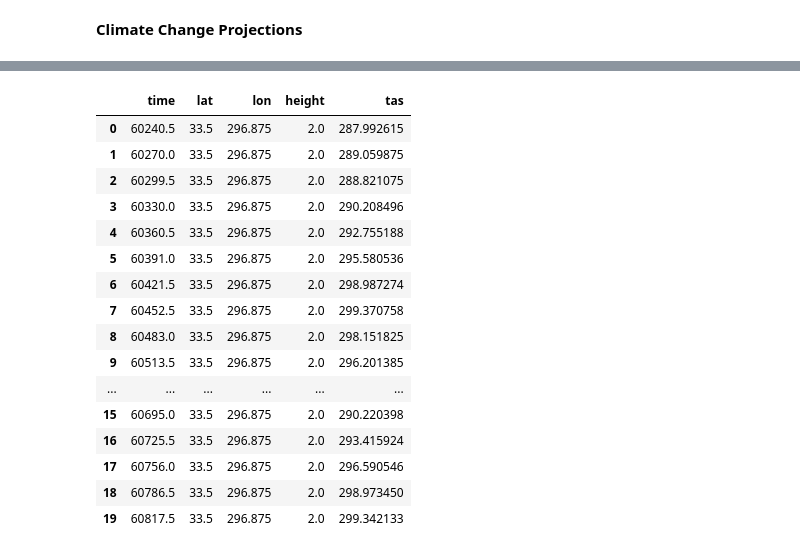
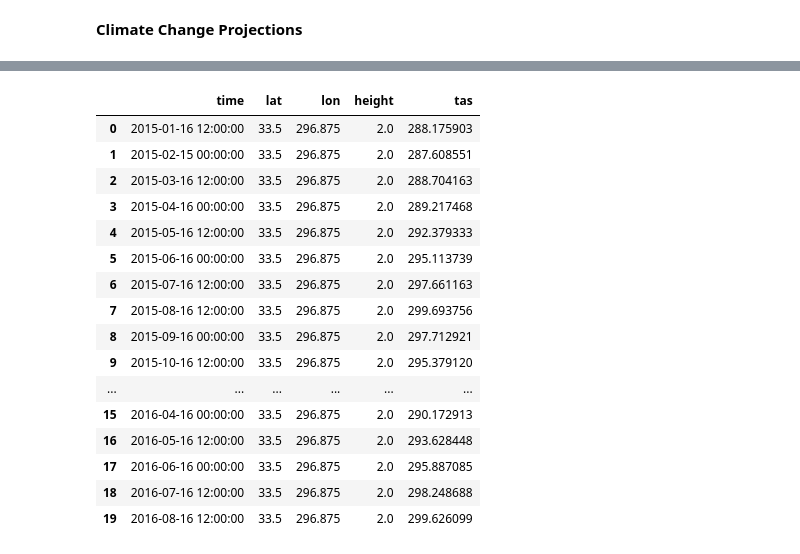
Before and after one commit to kristingill/cc-hw2-python, a Jupyter notebook: cc-hw2.ipynb, the cells around one changed output, grey strips where cells are left out. Saved outputs shown, nothing was run; the diff lists cells and outputs as text; code cells hidden in the pictures.

```diff
--- a/cc-hw2.ipynb
+++ b/cc-hw2.ipynb
@@ -102,29 +167,28 @@ mask_lon = (ds.tas.lon >= 296) & (ds.tas.lon <= 298)
 mask_lat = (ds.tas.lat >= 32.577) & (ds.tas.lat <= 33.548)
 
 # Apply lat/lon masks to the field, then calculate averages over the lat and lon dimensions
-sd_tas = ds.tas.where(mask_lon & mask_lat, drop = True)
-sd_tas
+sd_tas_119 = ds.tas.where(mask_lon & mask_lat, drop = True)
 
-sd_tas = sd_tas.metpy.quantify()
+#sd_tas = sd_tas.metpy.quantify()
 # %%
-sd_tas_df = sd_tas.to_dataframe().reset_index()
+sd_tas_df_119 = sd_tas.to_dataframe().reset_index()
 
-sd_tas_df.head(20)
+sd_tas_df_119.head(20)
 # %% [output]
 |  | time | lat | lon | height | tas |
-| 0 | 60240.5 | 33.5 | 296.875 | 2.0 | 287.992615 |
-| 1 | 60270.0 | 33.5 | 296.875 | 2.0 | 289.059875 |
-| 2 | 60299.5 | 33.5 | 296.875 | 2.0 | 288.821075 |
-| 3 | 60330.0 | 33.5 | 296.875 | 2.0 | 290.208496 |
-| 4 | 60360.5 | 33.5 | 296.875 | 2.0 | 292.755188 |
-| 5 | 60391.0 | 33.5 | 296.875 | 2.0 | 295.580536 |
-| 6 | 60421.5 | 33.5 | 296.875 | 2.0 | 298.987274 |
-| 7 | 60452.5 | 33.5 | 296.875 | 2.0 | 299.370758 |
-| 8 | 60483.0 | 33.5 | 296.875 | 2.0 | 298.151825 |
-| 9 | 60513.5 | 33.5 | 296.875 | 2.0 | 296.201385 |
+| 0 | 2015-01-16 12:00:00 | 33.5 | 296.875 | 2.0 | 288.175903 |
+| 1 | 2015-02-15 00:00:00 | 33.5 | 296.875 | 2.0 | 287.608551 |
+| 2 | 2015-03-16 12:00:00 | 33.5 | 296.875 | 2.0 | 288.704163 |
+| 3 | 2015-04-16 00:00:00 | 33.5 | 296.875 | 2.0 | 289.217468 |
+| 4 | 2015-05-16 12:00:00 | 33.5 | 296.875 | 2.0 | 292.379333 |
+| 5 | 2015-06-16 00:00:00 | 33.5 | 296.875 | 2.0 | 295.113739 |
+| 6 | 2015-07-16 12:00:00 | 33.5 | 296.875 | 2.0 | 297.661163 |
+| 7 | 2015-08-16 12:00:00 | 33.5 | 296.875 | 2.0 | 299.693756 |
+| 8 | 2015-09-16 00:00:00 | 33.5 | 296.875 | 2.0 | 297.712921 |
+| 9 | 2015-10-16 12:00:00 | 33.5 | 296.875 | 2.0 | 295.379120 |
 | ... | ... | ... | ... | ... | ... |
-| 15 | 60695.0 | 33.5 | 296.875 | 2.0 | 290.220398 |
-| 16 | 60725.5 | 33.5 | 296.875 | 2.0 | 293.415924 |
-| 17 | 60756.0 | 33.5 | 296.875 | 2.0 | 296.590546 |
-| 18 | 60786.5 | 33.5 | 296.875 | 2.0 | 298.973450 |
-| 19 | 60817.5 | 33.5 | 296.875 | 2.0 | 299.342133 |
+| 15 | 2016-04-16 00:00:00 | 33.5 | 296.875 | 2.0 | 290.172913 |
+| 16 | 2016-05-16 12:00:00 | 33.5 | 296.875 | 2.0 | 293.628448 |
+| 17 | 2016-06-16 00:00:00 | 33.5 | 296.875 | 2.0 | 295.887085 |
+| 18 | 2016-07-16 12:00:00 | 33.5 | 296.875 | 2.0 | 298.248688 |
+| 19 | 2016-08-16 12:00:00 | 33.5 | 296.875 | 2.0 | 299.626099 |
```
Also changed, not shown: parts of 16 cells of this notebook, 4 other files.
